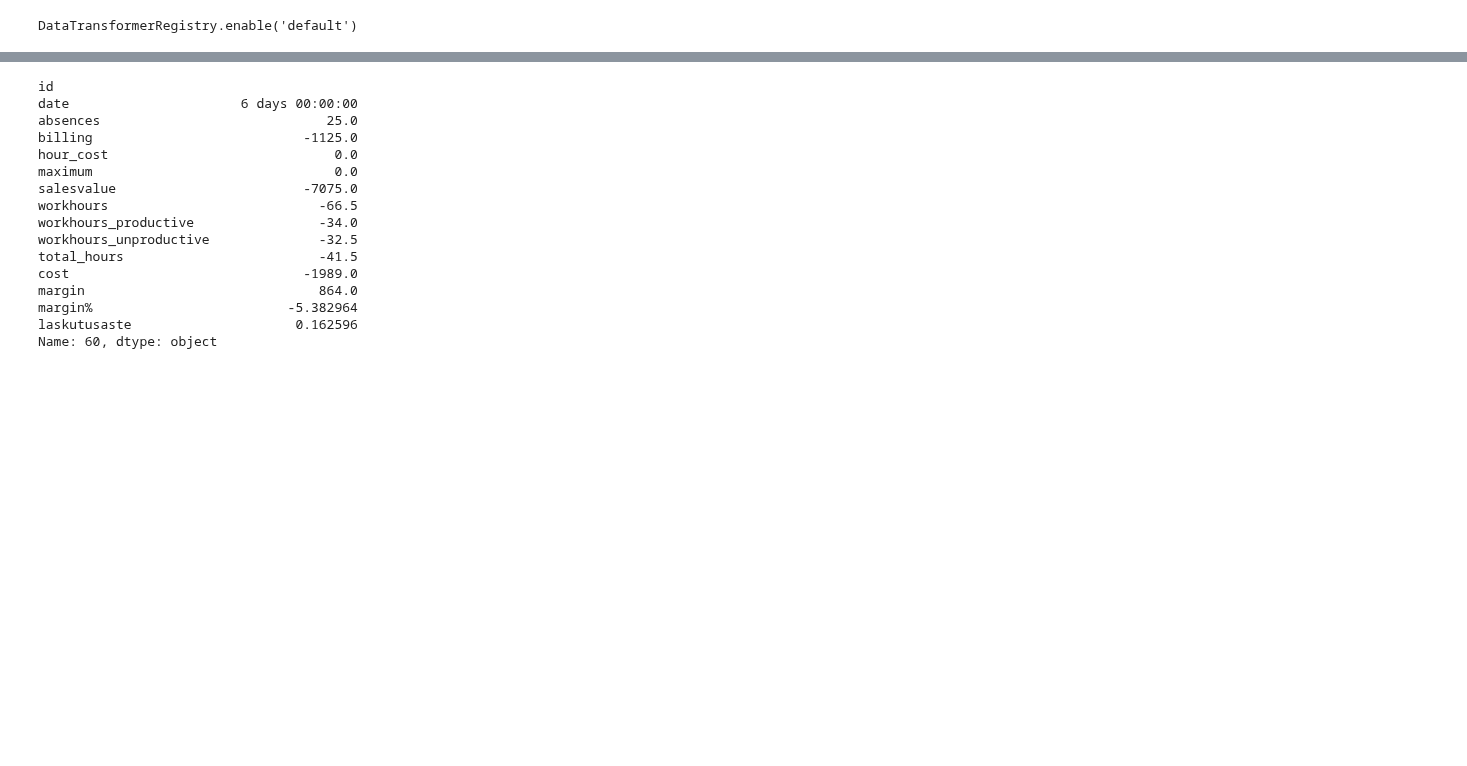
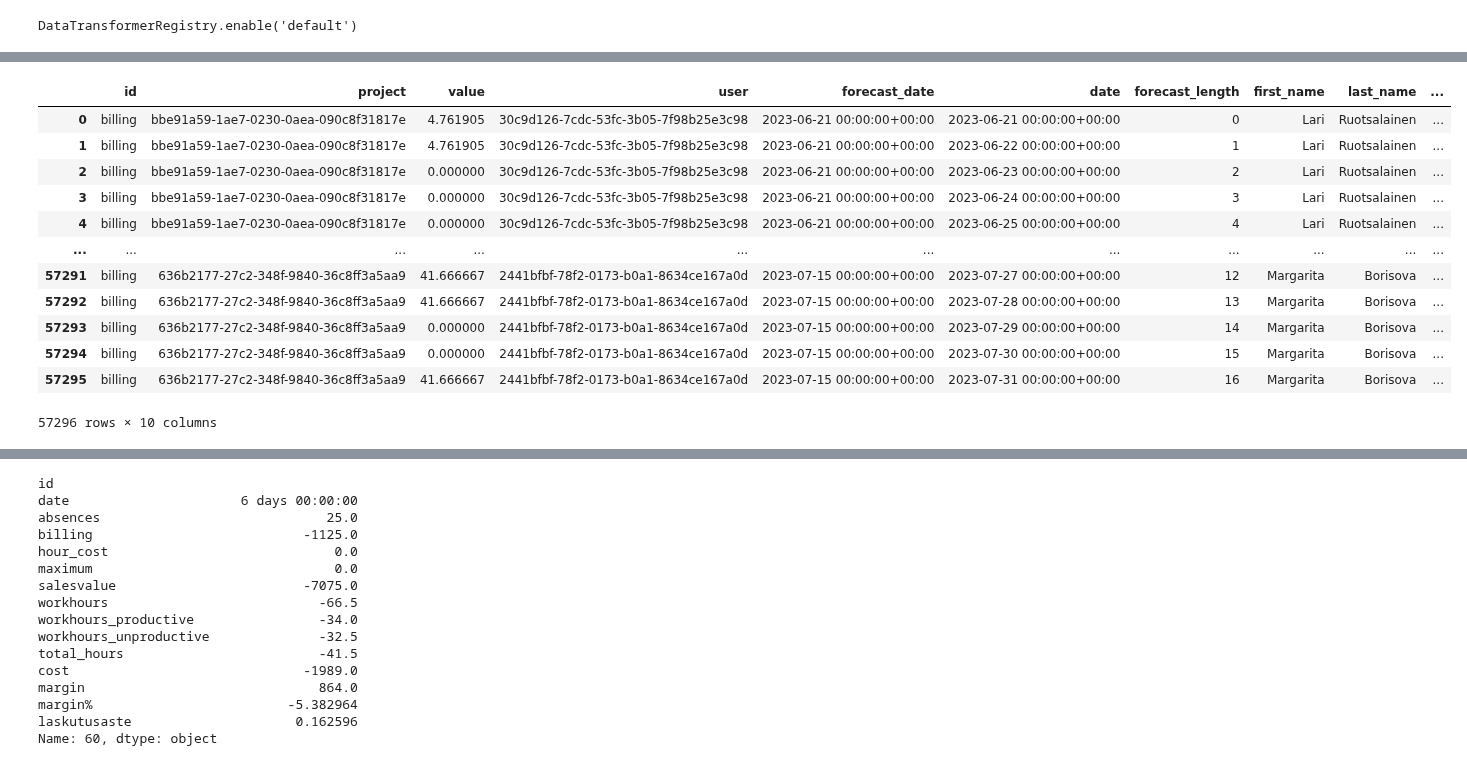
Before and after one commit to vreima/tie-dashboard, a Jupyter notebook: testing-notebook.ipynb, the cells around one changed output, grey strips where cells are left out. Cells and saved outputs as stored; diff of their text form; code cells hidden in the pictures; blank space fills up the shorter version.

Commit message:
billing history

```diff
--- a/testing-notebook.ipynb
+++ b/testing-notebook.ipynb
@@ -37,0 +41,4 @@ DataTransformerRegistry.enable('default')
+# %%
+history = await src.logic.processing.load_merge_billing_forecast_history()
+history
+# %% [output]
@@ -37,0 +47,13 @@ DataTransformerRegistry.enable('default')
+|  | id | project | value | user | forecast_date | date | forecast_length | first_name | last_name | ... |
+| 0 | billing | bbe91a59-1ae7-0230-0aea-090c8f31817e | 4.761905 | 30c9d126-7cdc-53fc-3b05-7f98b25e3c98 | 2023-06-21 00:00:00+00:00 | 2023-06-21 00:00:00+00:00 | 0 | Lari | Ruotsalainen | ... |
+| 1 | billing | bbe91a59-1ae7-0230-0aea-090c8f31817e | 4.761905 | 30c9d126-7cdc-53fc-3b05-7f98b25e3c98 | 2023-06-21 00:00:00+00:00 | 2023-06-22 00:00:00+00:00 | 1 | Lari | Ruotsalainen | ... |
+| 2 | billing | bbe91a59-1ae7-0230-0aea-090c8f31817e | 0.000000 | 30c9d126-7cdc-53fc-3b05-7f98b25e3c98 | 2023-06-21 00:00:00+00:00 | 2023-06-23 00:00:00+00:00 | 2 | Lari | Ruotsalainen | ... |
+| 3 | billing | bbe91a59-1ae7-0230-0aea-090c8f31817e | 0.000000 | 30c9d126-7cdc-53fc-3b05-7f98b25e3c98 | 2023-06-21 00:00:00+00:00 | 2023-06-24 00:00:00+00:00 | 3 | Lari | Ruotsalainen | ... |
+| 4 | billing | bbe91a59-1ae7-0230-0aea-090c8f31817e | 0.000000 | 30c9d126-7cdc-53fc-3b05-7f98b25e3c98 | 2023-06-21 00:00:00+00:00 | 2023-06-25 00:00:00+00:00 | 4 | Lari | Ruotsalainen | ... |
+| ... | ... | ... | ... | ... | ... | ... | ... | ... | ... | ... |
+| 57291 | billing | 636b2177-27c2-348f-9840-36c8ff3a5aa9 | 41.666667 | 2441bfbf-78f2-0173-b0a1-8634ce167a0d | 2023-07-15 00:00:00+00:00 | 2023-07-27 00:00:00+00:00 | 12 | Margarita | Borisova | ... |
+| 57292 | billing | 636b2177-27c2-348f-9840-36c8ff3a5aa9 | 41.666667 | 2441bfbf-78f2-0173-b0a1-8634ce167a0d | 2023-07-15 00:00:00+00:00 | 2023-07-28 00:00:00+00:00 | 13 | Margarita | Borisova | ... |
+| 57293 | billing | 636b2177-27c2-348f-9840-36c8ff3a5aa9 | 0.000000 | 2441bfbf-78f2-0173-b0a1-8634ce167a0d | 2023-07-15 00:00:00+00:00 | 2023-07-29 00:00:00+00:00 | 14 | Margarita | Borisova | ... |
+| 57294 | billing | 636b2177-27c2-348f-9840-36c8ff3a5aa9 | 0.000000 | 2441bfbf-78f2-0173-b0a1-8634ce167a0d | 2023-07-15 00:00:00+00:00 | 2023-07-30 00:00:00+00:00 | 15 | Margarita | Borisova | ... |
+| 57295 | billing | 636b2177-27c2-348f-9840-36c8ff3a5aa9 | 41.666667 | 2441bfbf-78f2-0173-b0a1-8634ce167a0d | 2023-07-15 00:00:00+00:00 | 2023-07-31 00:00:00+00:00 | 16 | Margarita | Borisova | ... |
+57296 rows × 10 columns
```
Also changed, not shown: parts of 6 cells of this notebook, 11 other files.
